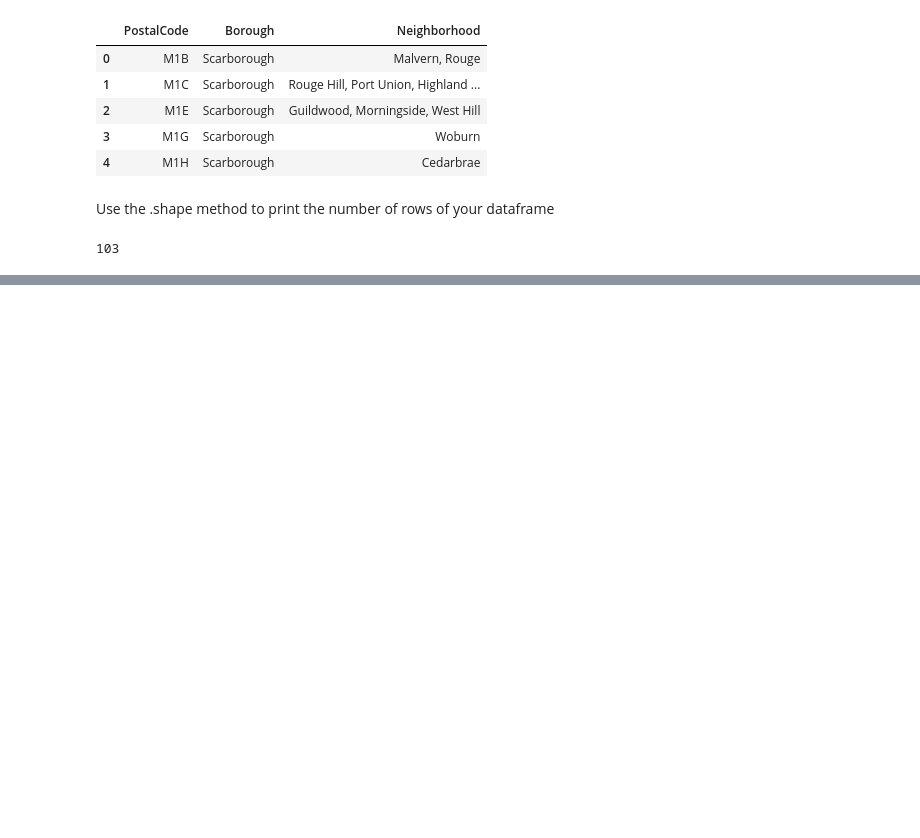
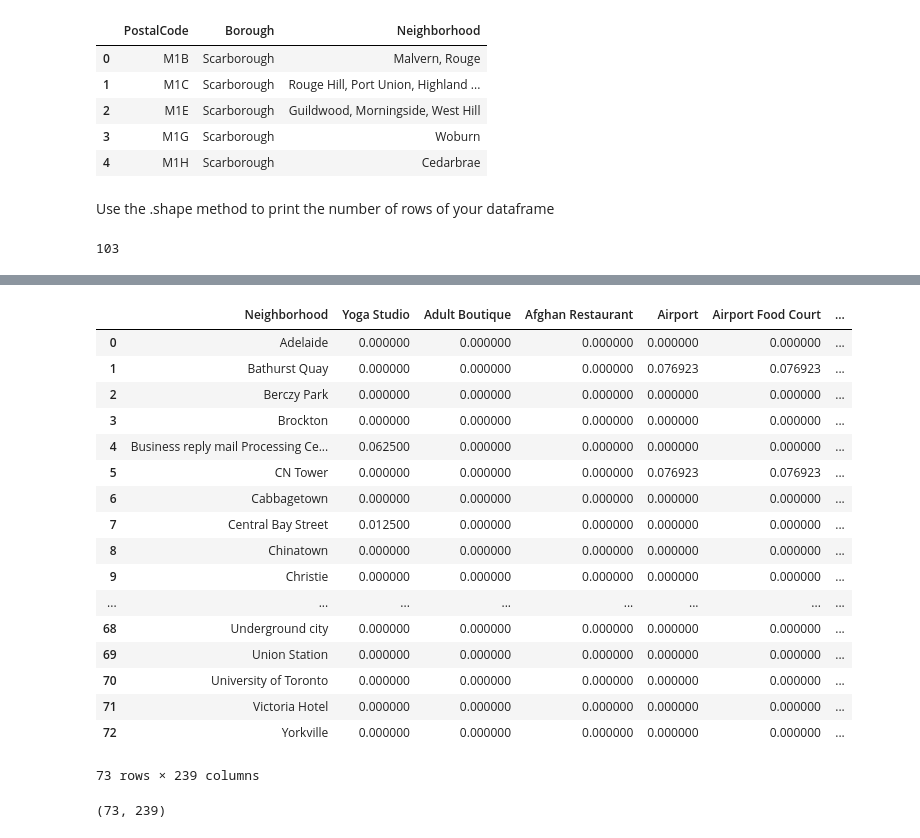
Before and after one commit to sandhyaraniMukkamala/Capstone-Project-Notebook, a Jupyter notebook: Segmenting and Clustering Neighborhoods in Toronto.ipynb, the cells around one changed output, grey strips where cells are left out. Drawn from its saved outputs; the diff is of its cells as text; code cells hidden in the pictures; blank space fills up the shorter version.

```diff
--- a/Segmenting and Clustering Neighborhoods in Toronto.ipynb
+++ b/Segmenting and Clustering Neighborhoods in Toronto.ipynb
@@ -73,0 +176,8 @@ df2.shape[0]
+# %%
+CLIENT_ID = 'YTELCJ2GW1SU1MT2HASDHGX5OX5YUBDYCIHDAD5BUPEK3OCT' # your Foursquare ID
+CLIENT_SECRET = 'QJJNNC3HHZSPDDAEVS0S2D20NIU1SR1BPWUHGD0UZDC2Y2PR' # your Foursquare Secret
+VERSION = '20181130' # Foursquare API version
+
+print('Your credentails:')
+print('CLIENT_ID: ' + CLIENT_ID)
+print('CLIENT_SECRET:' + CLIENT_SECRET)
@@ -73,0 +190,17 @@ df2.shape[0]
+# %%
+map_toronto = folium.Map(location=[latitude, longitude], zoom_start=10)
+
+# add markers to map
+for lat, lng, borough, neighborhood in zip(df1['Latitude'], df1['Longitude'], df1['Borough'], df1['Neighborhood']):
+    label = '{}, {}'.format(neighborhood, borough)
+    label = folium.Popup(label, parse_html=True)
+    folium.CircleMarker(
+        [lat, lng],
+        radius=5,
+        popup=label,
+        color='blue',
+        fill=True,
+        fill_color='#3186cc',
+        fill_opacity=0.7).add_to(map_toronto)
+
+map_toronto
@@ -73,0 +250,4 @@ df2.shape[0]
+# %%
+toronto_venues = getNearbyVenues(names=df1['Neighborhood'],
+                        latitudes=df1['Latitude'],
+                        longitudes=df1['Longitude'])
@@ -73,0 +311,13 @@ df2.shape[0]
+# %%
+# one hot encoding
+venues_onehot = pd.get_dummies(toronto_venues[['Venue Category']], prefix="", prefix_sep="")
+
+# add neighborhood column back to dataframe
+venues_onehot['Neighborhood'] = toronto_venues['Neighborhood']
+
+# move neighborhood column to the first column
+fixed_columns = [venues_onehot.columns[-1]] + list(venues_onehot.columns[:-1])
+#fixed_columns
+venues_onehot = venues_onehot[fixed_columns]
+
+venues_onehot.head()
@@ -73,0 +332,26 @@ df2.shape[0]
+# %%
+toronto_grouped = venues_onehot.groupby('Neighborhood').mean().reset_index()
+toronto_grouped
+# %% [output]
+|  | Neighborhood | Yoga Studio | Adult Boutique | Afghan Restaurant | Airport | Airport Food Court | ... |
+| 0 | Adelaide | 0.000000 | 0.000000 | 0.000000 | 0.000000 | 0.000000 | ... |
+| 1 | Bathurst Quay | 0.000000 | 0.000000 | 0.000000 | 0.076923 | 0.076923 | ... |
+| 2 | Berczy Park | 0.000000 | 0.000000 | 0.000000 | 0.000000 | 0.000000 | ... |
+| 3 | Brockton | 0.000000 | 0.000000 | 0.000000 | 0.000000 | 0.000000 | ... |
+| 4 | Business reply mail Processing Ce... | 0.062500 | 0.000000 | 0.000000 | 0.000000 | 0.000000 | ... |
+| 5 | CN Tower | 0.000000 | 0.000000 | 0.000000 | 0.076923 | 0.076923 | ... |
+| 6 | Cabbagetown | 0.000000 | 0.000000 | 0.000000 | 0.000000 | 0.000000 | ... |
+| 7 | Central Bay Street | 0.012500 | 0.000000 | 0.000000 | 0.000000 | 0.000000 | ... |
+| 8 | Chinatown | 0.000000 | 0.000000 | 0.000000 | 0.000000 | 0.000000 | ... |
+| 9 | Christie | 0.000000 | 0.000000 | 0.000000 | 0.000000 | 0.000000 | ... |
+| ... | ... | ... | ... | ... | ... | ... | ... |
+| 68 | Underground city | 0.000000 | 0.000000 | 0.000000 | 0.000000 | 0.000000 | ... |
+| 69 | Union Station | 0.000000 | 0.000000 | 0.000000 | 0.000000 | 0.000000 | ... |
+| 70 | University of Toronto | 0.000000 | 0.000000 | 0.000000 | 0.000000 | 0.000000 | ... |
+| 71 | Victoria Hotel | 0.000000 | 0.000000 | 0.000000 | 0.000000 | 0.000000 | ... |
+| 72 | Yorkville | 0.000000 | 0.000000 | 0.000000 | 0.000000 | 0.000000 | ... |
+73 rows × 239 columns
+# %%
+toronto_grouped.shape
+# %% [output]
+(73, 239)
```
Also changed, not shown: parts of 24 cells of this notebook.
